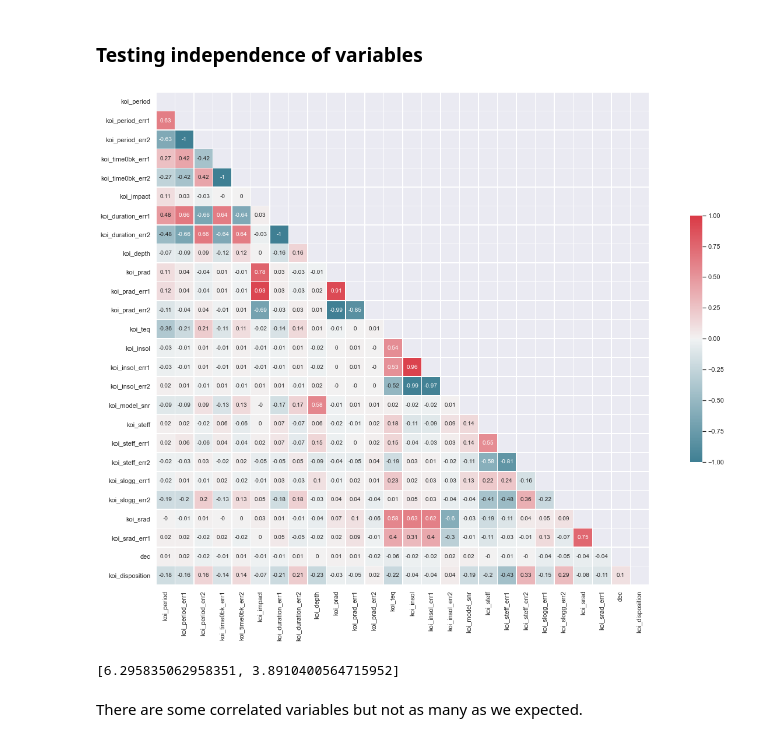
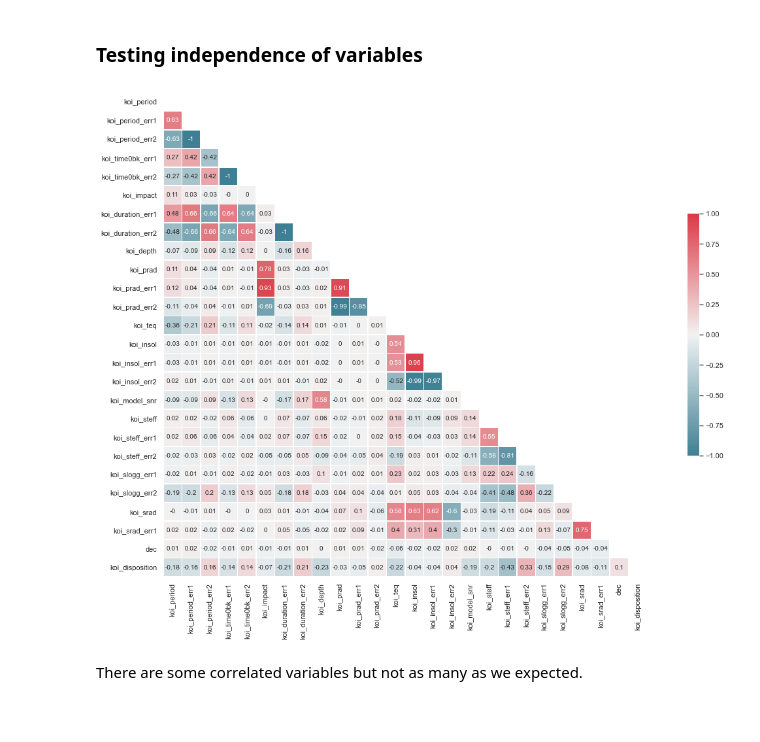
Before and after one commit to Leixb/UPC-MD_nasa, a Jupyter notebook: scripts/05-naivebayes.ipynb, the cells around one changed output. Drawn from its saved outputs; the diff is of its cells as text; code cells hidden in the pictures; blank space fills up the shorter version.

Commit message:
Update naiv bayes plot

```diff
--- a/scripts/05-naivebayes.ipynb
+++ b/scripts/05-naivebayes.ipynb
@@ -150,24 +150,20 @@ There doesn't seem to be much overfitting or underfitting, the model behaves rel
 # %% [markdown]
 ### Testing independence of variables
 # %%
-#sns.set_style('whitegrid')
-plt.rcParams["text.usetex"] = False
+sns.set_style('whitegrid')
+#plt.rcParams["text.usetex"] = False
 corrMatrix = df.corr().round(2)
-plt.figure(figsize=[i*4 for i in fig_size])
+plt.figure(figsize=[i*3.5 for i in fig_size])
 
 mask = np.zeros_like(corrMatrix, dtype=np.bool)
 mask[np.triu_indices_from(mask)] = True
 
 cmap = sns.diverging_palette(220, 10, as_cmap=True)
 
 sns.heatmap(corrMatrix, mask=mask, cmap=cmap, center=0, vmax=1, vmin =-1, annot=True,
             square=True, linewidths=.5, cbar_kws={"shrink": .5})
 plt.savefig('../figures/naive_bayes_correlation.pdf')
 # %% [output]
-[figure, old version]
+[figure, new version]
-# %%
-fig_size
-# %% [output]
-[6.295835062958351, 3.8910400564715952]
 # %% [markdown]
 There are some correlated variables but not as many as we expected.
```
